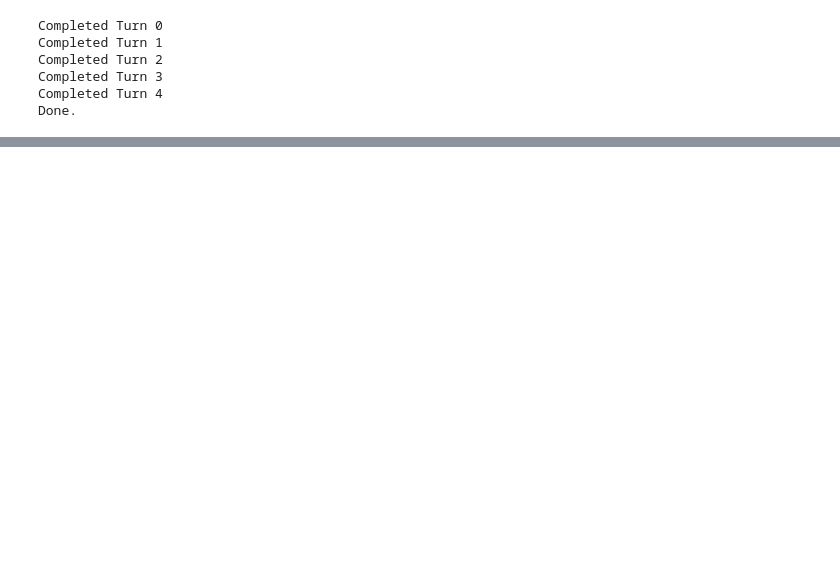
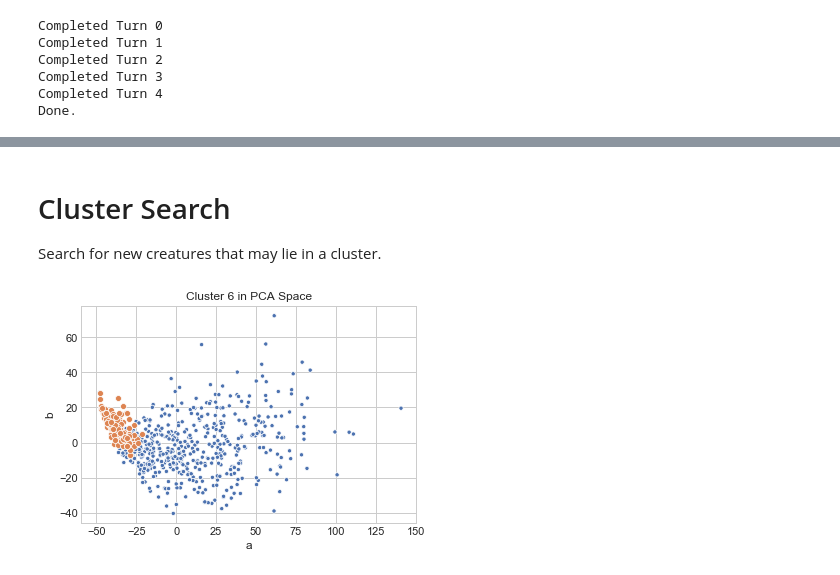
Before and after one commit to vingkan/phylo, a Jupyter notebook: notebooks/Clustering.ipynb, the cells around one changed output, grey strips where cells are left out. Drawn from its saved outputs; the diff is of its cells as text; code cells hidden in the pictures; blank space fills up the shorter version.

```diff
--- a/notebooks/Clustering.ipynb
+++ b/notebooks/Clustering.ipynb
@@ -201,0 +206,13 @@ ph.imgrid(generations)
+# %% [markdown]
+# Cluster Search
+
+Search for new creatures that may lie in a cluster.
+# %%
+cidx = 6
+sns.scatterplot(x="a", y="b", size=0.05, data=ddf)
+sns.scatterplot(x="a", y="b", data=ddf.query("cluster == {}".format(cidx)))
+plt.title("Cluster {} in PCA Space".format(cidx))
+plt.legend().set_visible(False)
+plt.show()
+# %% [output]
+[figure, added]
```
Also changed, not shown: parts of 29 cells of this notebook.
